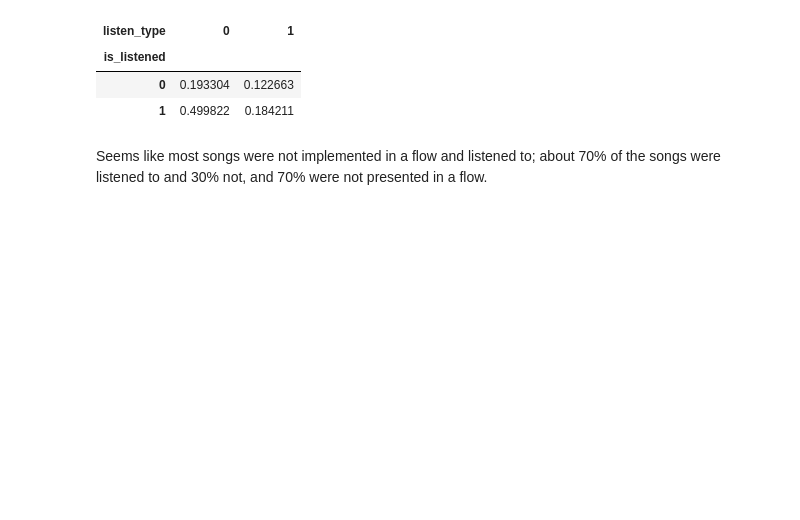
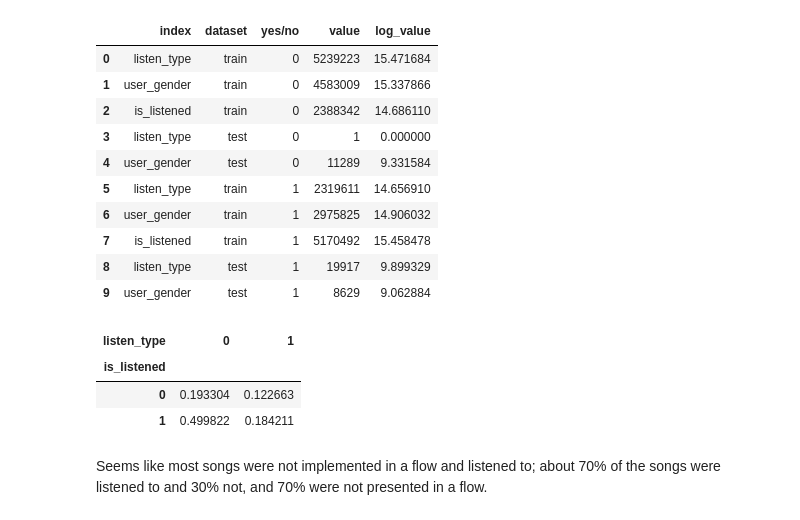
Before and after one commit to oliviergisiger/REC03_H2201_DeezerRecommender, a Jupyter notebook: code/EDA.ipynb, the cells around one changed output. Cells and saved outputs as stored; diff of their text form; code cells hidden in the pictures; blank space fills up the shorter version.

```diff
--- a/code/EDA.ipynb
+++ b/code/EDA.ipynb
@@ -63,0 +128,30 @@ dtype: int64
+# %%
+# compare distributions of variables
+
+# get only dichotomous variables:
+dich_train_df = train_df.loc[:, train_df.nunique() < 3]
+dich_train_df = dich_train_df.apply(pd.Series.value_counts).T
+dich_train_df.reset_index(inplace=True)
+dich_train_df['dataset'] = 'train'
+
+dich_test_df = test_df.loc[:, test_df.nunique() < 3]
+dich_test_df = dich_test_df.apply(pd.Series.value_counts).T
+dich_test_df.reset_index(inplace=True)
+dich_test_df['dataset'] = 'test'
+
+dich_all = pd.concat([dich_train_df, dich_test_df], axis=0)
+dich_all = pd.melt(dich_all, id_vars=['index', 'dataset'], value_vars=[0, 1], var_name='yes/no')
+dich_all['log_value'] = dich_all['value'].apply(lambda x: np.log(x))
+dich_all
+# %% [output]
+|  | index | dataset | yes/no | value | log_value |
+| 0 | listen_type | train | 0 | 5239223 | 15.471684 |
+| 1 | user_gender | train | 0 | 4583009 | 15.337866 |
+| 2 | is_listened | train | 0 | 2388342 | 14.686110 |
+| 3 | listen_type | test | 0 | 1 | 0.000000 |
+| 4 | user_gender | test | 0 | 11289 | 9.331584 |
+| 5 | listen_type | train | 1 | 2319611 | 14.656910 |
+| 6 | user_gender | train | 1 | 2975825 | 14.906032 |
+| 7 | is_listened | train | 1 | 5170492 | 15.458478 |
+| 8 | listen_type | test | 1 | 19917 | 9.899329 |
+| 9 | user_gender | test | 1 | 8629 | 9.062884 |
```
Also changed, not shown: parts of 21 cells of this notebook, 2 other files.
